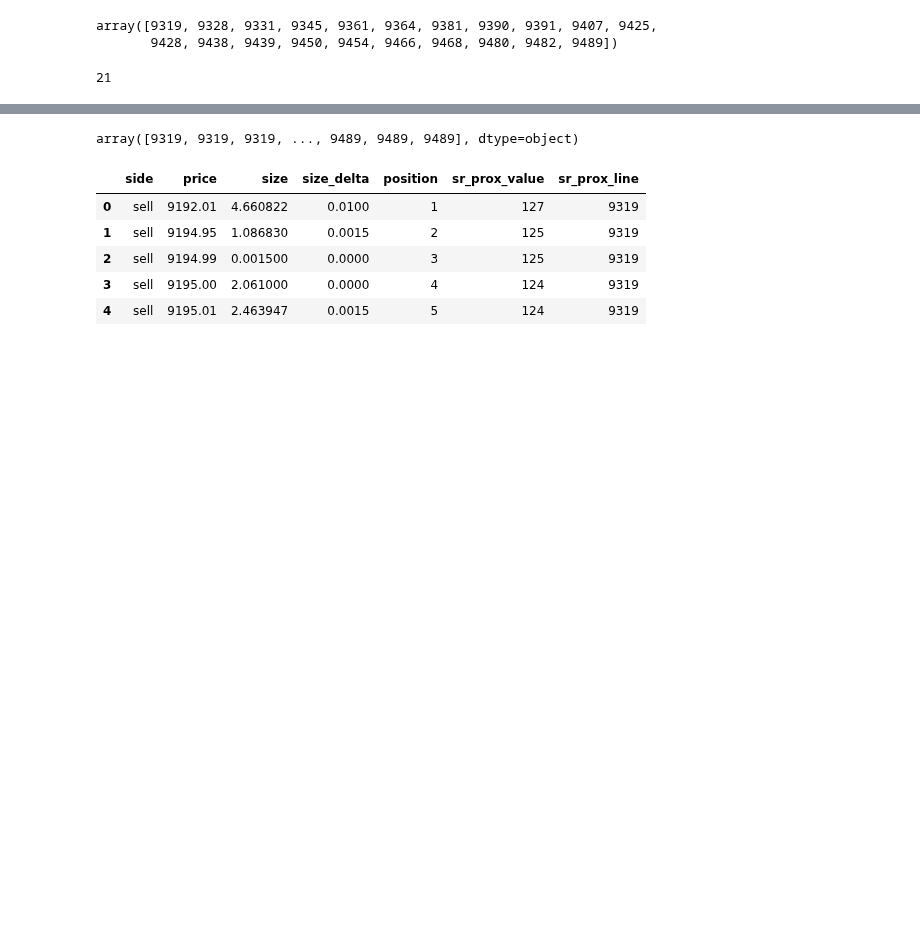
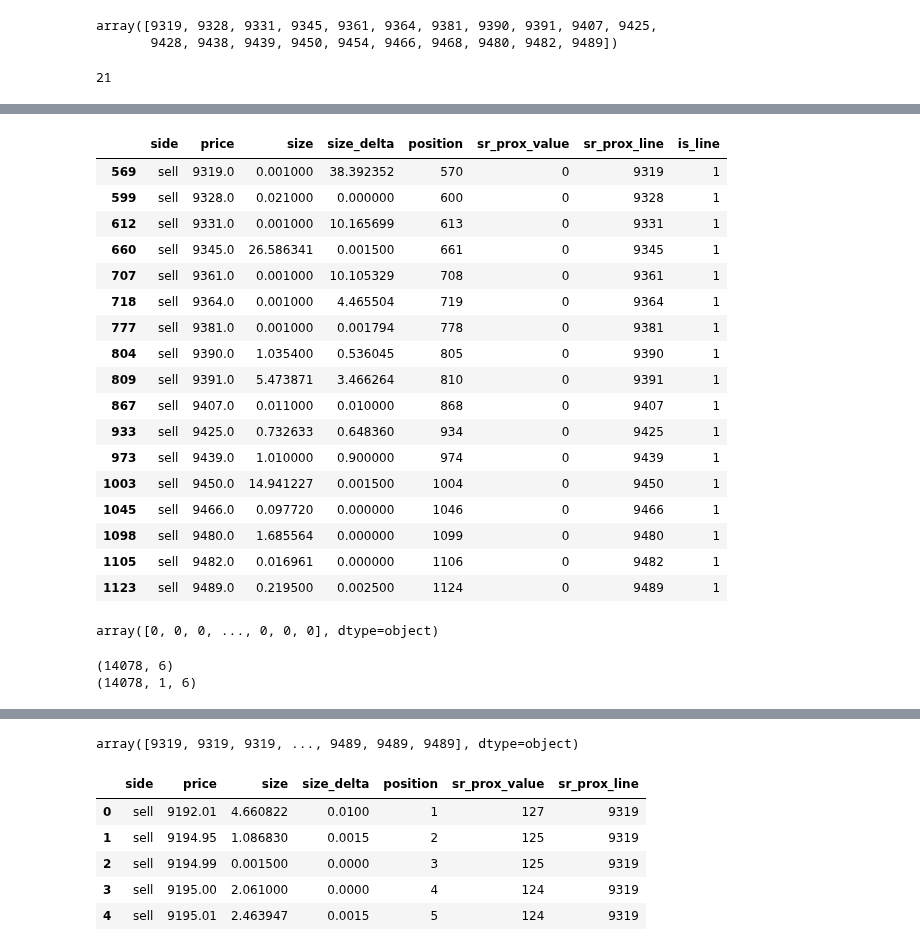
Before and after one commit to timothyyu/gdax-orderbook-ml, a Jupyter notebook: 7_input_feature_refinement_continued.ipynb, the cells around one changed output, grey strips where cells are left out. Saved outputs shown, nothing was run; the diff lists cells and outputs as text; code cells hidden in the pictures; blank space fills up the shorter version.

Commit message:
working model4 on binary input for s/r levels as a test

```diff
--- a/7_input_feature_refinement_continued.ipynb
+++ b/7_input_feature_refinement_continued.ipynb
@@ -838,0 +906,3 @@ a_df.head()
+# %%
+# Create test dataframe for binary value for S/R prediction test
+snapshot_asks_df_test = snapshot_asks_df
@@ -838,0 +931,23 @@ a_df.head()
+# %%
+#Check to make sure above worked
+#snapshot_asks_df_test['is_line' ==1]
+snapshot_asks_df_test.loc[snapshot_asks_df_test['is_line' ] == 1]
+# %% [output]
+|  | side | price | size | size_delta | position | sr_prox_value | sr_prox_line | is_line |
+| 569 | sell | 9319.0 | 0.001000 | 38.392352 | 570 | 0 | 9319 | 1 |
+| 599 | sell | 9328.0 | 0.021000 | 0.000000 | 600 | 0 | 9328 | 1 |
+| 612 | sell | 9331.0 | 0.001000 | 10.165699 | 613 | 0 | 9331 | 1 |
+| 660 | sell | 9345.0 | 26.586341 | 0.001500 | 661 | 0 | 9345 | 1 |
+| 707 | sell | 9361.0 | 0.001000 | 10.105329 | 708 | 0 | 9361 | 1 |
+| 718 | sell | 9364.0 | 0.001000 | 4.465504 | 719 | 0 | 9364 | 1 |
+| 777 | sell | 9381.0 | 0.001000 | 0.001794 | 778 | 0 | 9381 | 1 |
+| 804 | sell | 9390.0 | 1.035400 | 0.536045 | 805 | 0 | 9390 | 1 |
+| 809 | sell | 9391.0 | 5.473871 | 3.466264 | 810 | 0 | 9391 | 1 |
+| 867 | sell | 9407.0 | 0.011000 | 0.010000 | 868 | 0 | 9407 | 1 |
+| 933 | sell | 9425.0 | 0.732633 | 0.648360 | 934 | 0 | 9425 | 1 |
+| 973 | sell | 9439.0 | 1.010000 | 0.900000 | 974 | 0 | 9439 | 1 |
+| 1003 | sell | 9450.0 | 14.941227 | 0.001500 | 1004 | 0 | 9450 | 1 |
+| 1045 | sell | 9466.0 | 0.097720 | 0.000000 | 1046 | 0 | 9466 | 1 |
+| 1098 | sell | 9480.0 | 1.685564 | 0.000000 | 1099 | 0 | 9480 | 1 |
+| 1105 | sell | 9482.0 | 0.016961 | 0.000000 | 1106 | 0 | 9482 | 1 |
+| 1123 | sell | 9489.0 | 0.219500 | 0.002500 | 1124 | 0 | 9489 | 1 |
@@ -838,0 +965,11 @@ a_df.head()
+# %%
+yt
+# %% [output]
+array([0, 0, 0, ..., 0, 0, 0], dtype=object)
+# %%
+print(Xt.shape)
+Xshapetest2 = np.reshape(Xt, (Xt.shape[0], 1, Xt.shape[1]))
+print(Xshapetest2.shape)
+# %% [output]
+(14078, 6)
+(14078, 1, 6)
```
Also changed, not shown: parts of 28 cells of this notebook, 1 other file.
